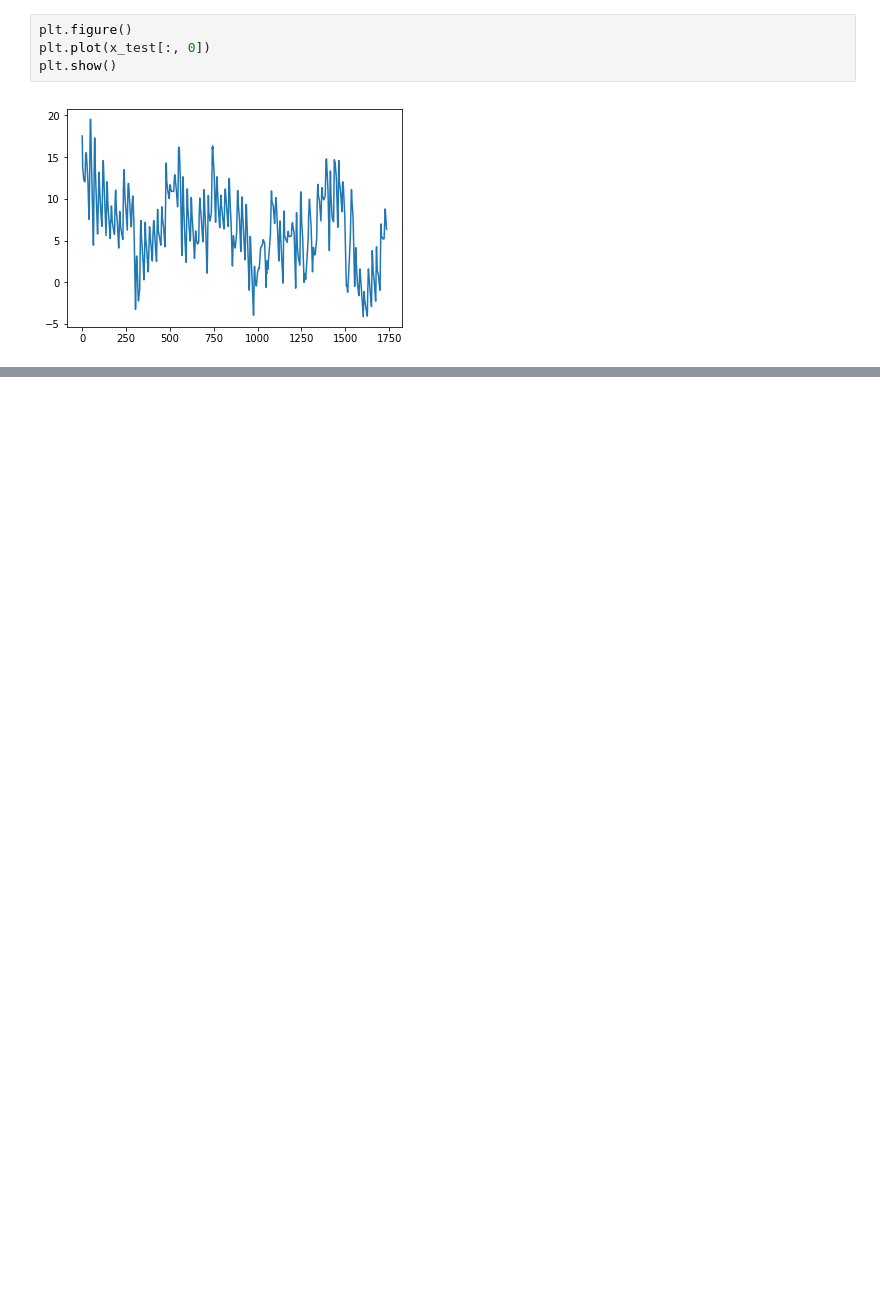
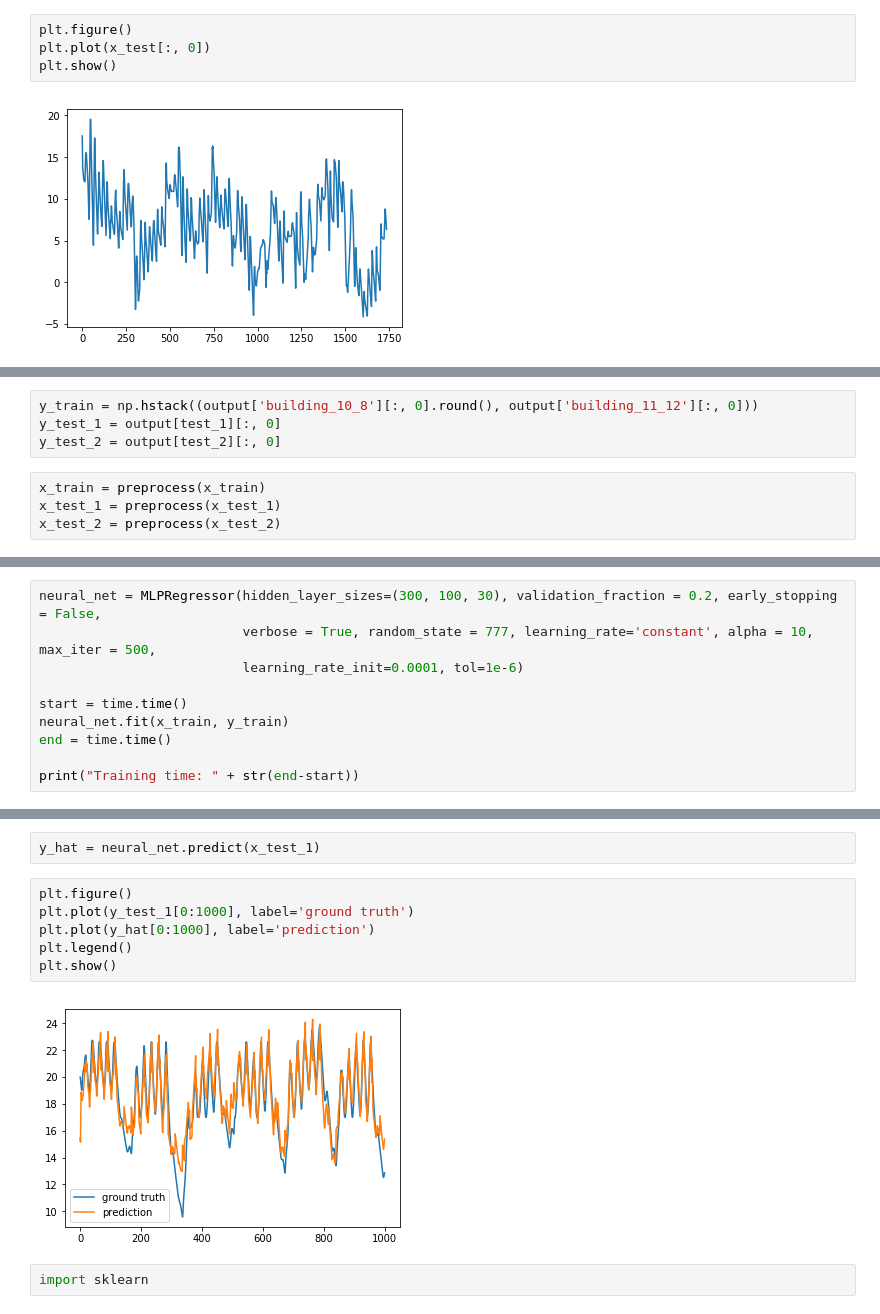
Before and after one commit to adelegi/Challenge_ENS, a Jupyter notebook: X.ipynb, the cells around one changed output, grey strips where cells are left out. Cells and saved outputs as stored; diff of their text form; blank space fills up the shorter version.

```diff
--- a/X.ipynb
+++ b/X.ipynb
@@ -117,0 +608,8 @@ plt.show()
+# %%
+y_train = np.hstack((output['building_10_8'][:, 0].round(), output['building_11_12'][:, 0]))
+y_test_1 = output[test_1][:, 0]
+y_test_2 = output[test_2][:, 0]
+# %%
+x_train = preprocess(x_train)
+x_test_1 = preprocess(x_test_1)
+x_test_2 = preprocess(x_test_2)
@@ -117,0 +618,10 @@ plt.show()
+# %%
+neural_net = MLPRegressor(hidden_layer_sizes=(300, 100, 30), validation_fraction = 0.2, early_stopping = False,
+                          verbose = True, random_state = 777, learning_rate='constant', alpha = 10, max_iter = 500,
+                          learning_rate_init=0.0001, tol=1e-6)
+
+start = time.time()
+neural_net.fit(x_train, y_train)
+end = time.time()
+
+print("Training time: " + str(end-start))
@@ -117,0 +646,12 @@ plt.show()
+# %%
+y_hat = neural_net.predict(x_test_1)
+# %%
+plt.figure()
+plt.plot(y_test_1[0:1000], label='ground truth')
+plt.plot(y_hat[0:1000], label='prediction')
+plt.legend()
+plt.show()
+# %% [output]
+[figure, added]
+# %%
+import sklearn
```
Also changed, not shown: parts of 78 cells of this notebook, 3 other files.
